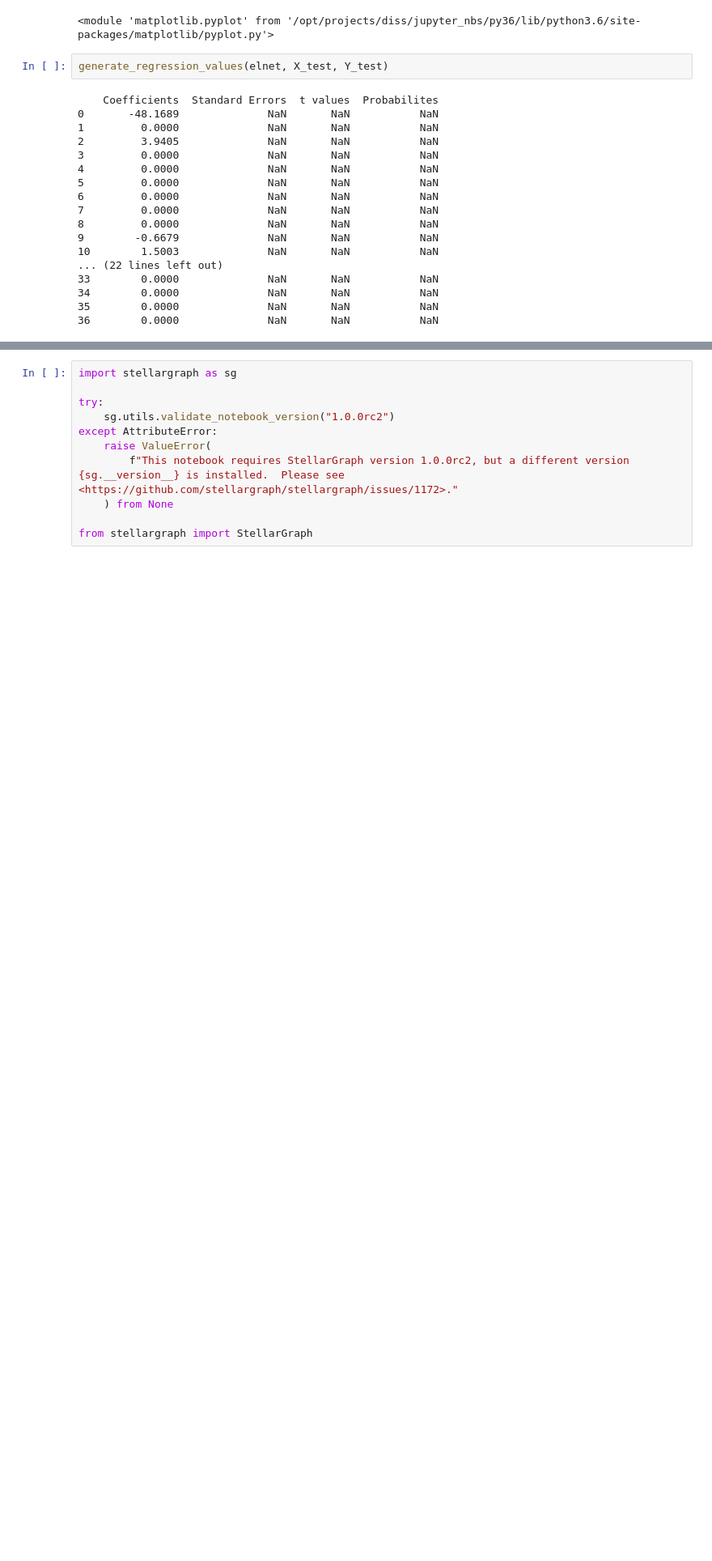
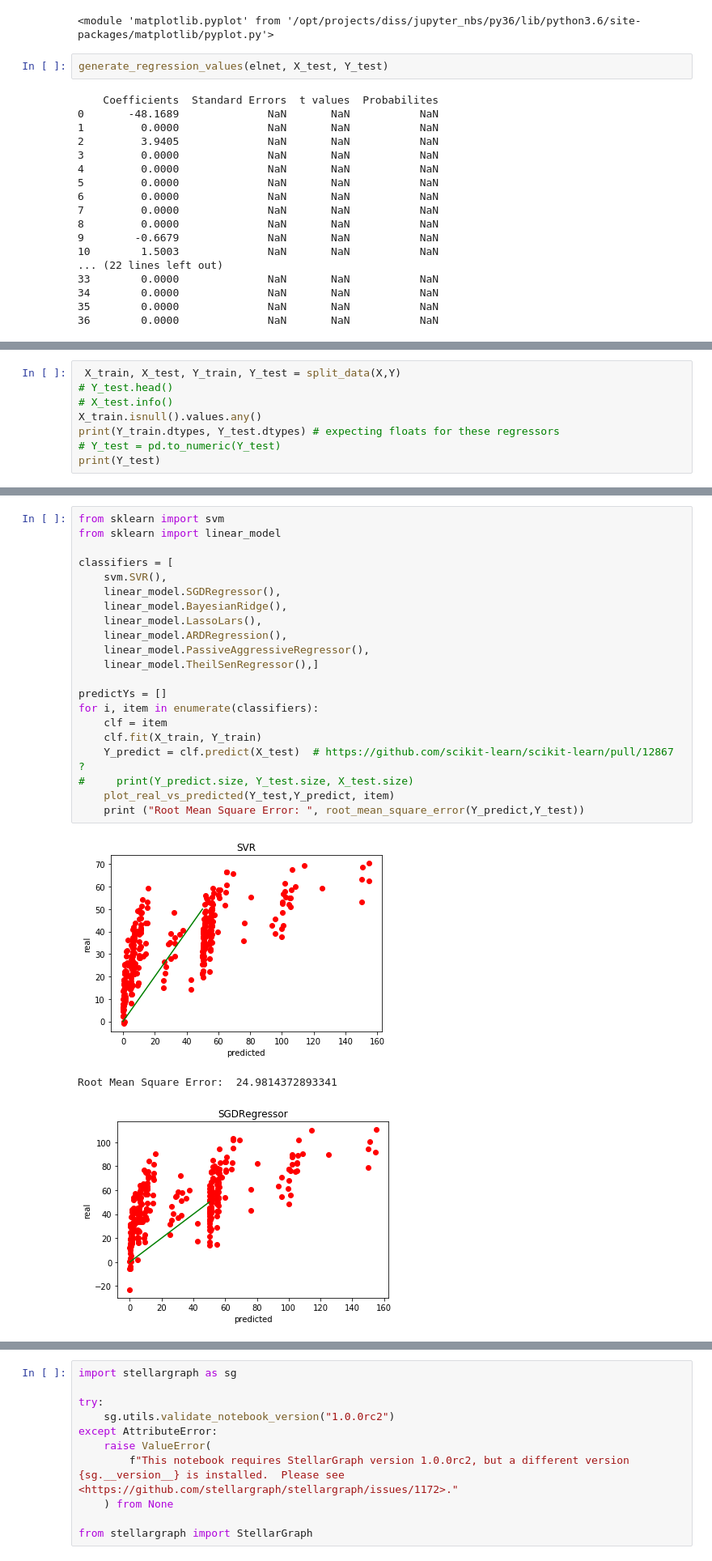
Before and after one commit to matt-smu/cat-dog, a Jupyter notebook: 043_classification.ipynb, the cells around one changed output, grey strips where cells are left out. Shown at 81% size. Saved outputs shown, nothing was run; the diff lists cells and outputs as text; blank space fills up the shorter version.

```diff
--- a/043_classification.ipynb
+++ b/043_classification.ipynb
@@ -610,0 +623,8 @@ Root Mean Square Error:  25.099340510827773
+# %%
+ X_train, X_test, Y_train, Y_test = split_data(X,Y)
+# Y_test.head()
+# X_test.info()
+X_train.isnull().values.any()
+print(Y_train.dtypes, Y_test.dtypes) # expecting floats for these regressors
+# Y_test = pd.to_numeric(Y_test)
+print(Y_test)
@@ -610,0 +645,25 @@ Root Mean Square Error:  25.099340510827773
+# %%
+from sklearn import svm
+from sklearn import linear_model
+
+classifiers = [
+    svm.SVR(),
+    linear_model.SGDRegressor(),
+    linear_model.BayesianRidge(),
+    linear_model.LassoLars(),
+    linear_model.ARDRegression(),
+    linear_model.PassiveAggressiveRegressor(),
+    linear_model.TheilSenRegressor(),]
+
+predictYs = []
+for i, item in enumerate(classifiers):
+    clf = item
+    clf.fit(X_train, Y_train)
+    Y_predict = clf.predict(X_test)  # https://github.com/scikit-learn/scikit-learn/pull/12867 ?
+#     print(Y_predict.size, Y_test.size, X_test.size)
+    plot_real_vs_predicted(Y_test,Y_predict, item)
+    print ("Root Mean Square Error: ", root_mean_square_error(Y_predict,Y_test))
+# %% [output]
+[figure, added]
+Root Mean Square Error:  24.9814372893341
+[figure, added]
```
Also changed, not shown: parts of 54 cells of this notebook, 10 other files.
